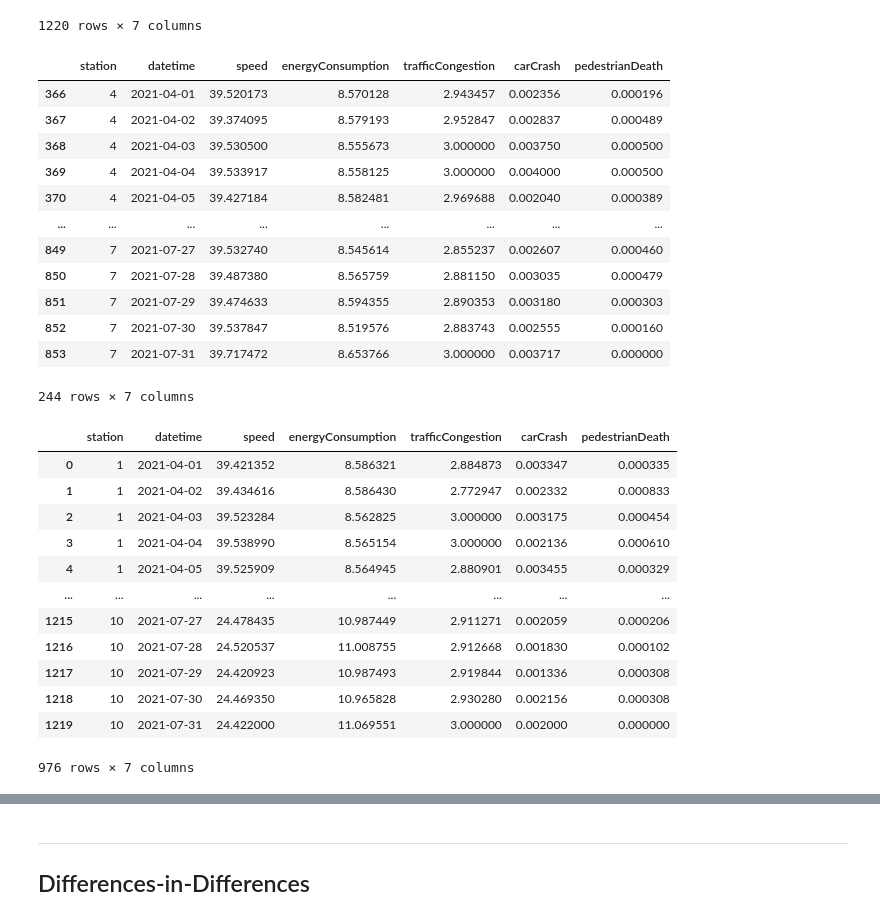
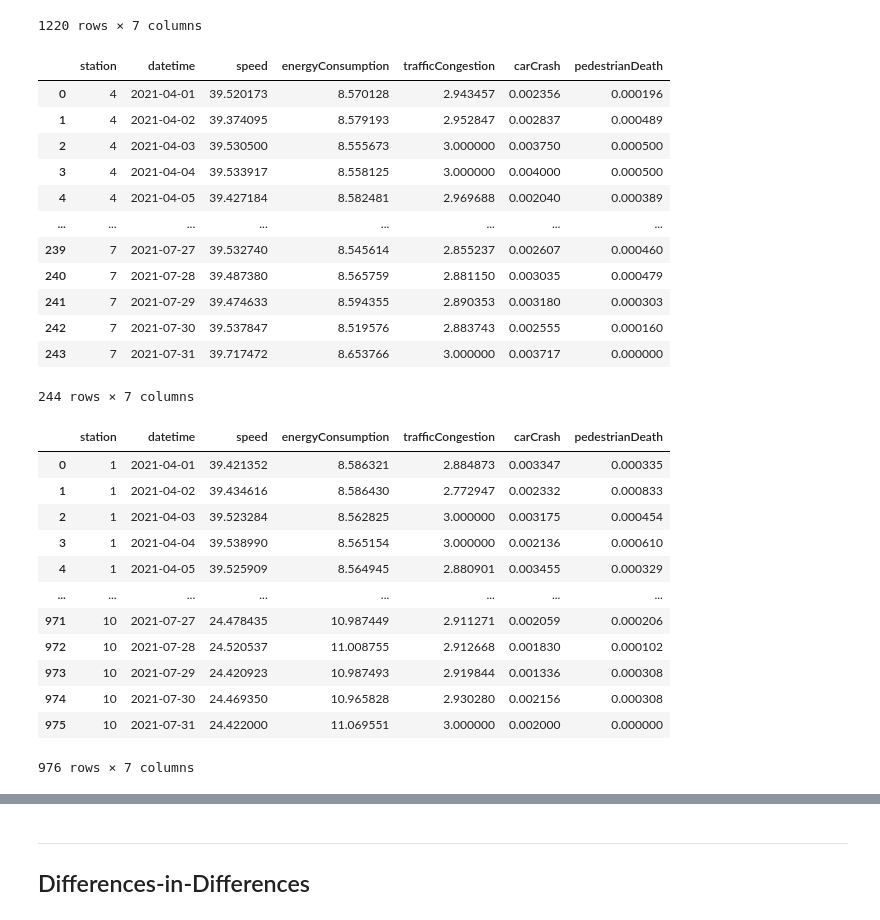
Before and after one commit to leonardohannas/MODS206_TelecomParis, a Jupyter notebook: notebook.ipynb, the cells around one changed output, grey strips where cells are left out. Cells and saved outputs as stored; diff of their text form; code cells hidden in the pictures.

```diff
--- a/notebook.ipynb
+++ b/notebook.ipynb
@@ -326,8 +241,8 @@ city_1
 | 2021-07-31 | 27.059675 | 10.608184 | 3.000000 | 0.002034 | 0.000678 |
 122 rows × 5 columns
 # %%
-stations_city_1_new_index = stations_city_1_mean.reset_index()
-stations_city_1_new_index
+stations_city_1 = stations_city_1_mean.reset_index()
+stations_city_1
 # %% [output]
 |  | station | datetime | speed | energyConsumption | trafficCongestion | carCrash | pedestrianDeath |
 | 0 | 1 | 2021-04-01 | 39.421352 | 8.586321 | 2.884873 | 0.003347 | 0.000335 |
@@ -344,25 +259,25 @@ stations_city_1_new_index
 1220 rows × 7 columns
 # %%
 # Stations 4 and 7 of the city 1
-unchanged_stations_city_1 = stations_city_1_new_index.loc[stations_city_1_new_index['station'].isin([4,7])]
+unchanged_stations_city_1 = stations_city_1.loc[stations_city_1['station'].isin([4,7])].reset_index(drop=True)
 unchanged_stations_city_1
 # %% [output]
 |  | station | datetime | speed | energyConsumption | trafficCongestion | carCrash | pedestrianDeath |
-| 366 | 4 | 2021-04-01 | 39.520173 | 8.570128 | 2.943457 | 0.002356 | 0.000196 |
-| 367 | 4 | 2021-04-02 | 39.374095 | 8.579193 | 2.952847 | 0.002837 | 0.000489 |
-| 368 | 4 | 2021-04-03 | 39.530500 | 8.555673 | 3.000000 | 0.003750 | 0.000500 |
-| 369 | 4 | 2021-04-04 | 39.533917 | 8.558125 | 3.000000 | 0.004000 | 0.000500 |
-| 370 | 4 | 2021-04-05 | 39.427184 | 8.582481 | 2.969688 | 0.002040 | 0.000389 |
+| 0 | 4 | 2021-04-01 | 39.520173 | 8.570128 | 2.943457 | 0.002356 | 0.000196 |
+| 1 | 4 | 2021-04-02 | 39.374095 | 8.579193 | 2.952847 | 0.002837 | 0.000489 |
+| 2 | 4 | 2021-04-03 | 39.530500 | 8.555673 | 3.000000 | 0.003750 | 0.000500 |
+| 3 | 4 | 2021-04-04 | 39.533917 | 8.558125 | 3.000000 | 0.004000 | 0.000500 |
+| 4 | 4 | 2021-04-05 | 39.427184 | 8.582481 | 2.969688 | 0.002040 | 0.000389 |
 | ... | ... | ... | ... | ... | ... | ... | ... |
-| 849 | 7 | 2021-07-27 | 39.532740 | 8.545614 | 2.855237 | 0.002607 | 0.000460 |
-| 850 | 7 | 2021-07-28 | 39.487380 | 8.565759 | 2.881150 | 0.003035 | 0.000479 |
-| 851 | 7 | 2021-07-29 | 39.474633 | 8.594355 | 2.890353 | 0.003180 | 0.000303 |
-| 852 | 7 | 2021-07-30 | 39.537847 | 8.519576 | 2.883743 | 0.002555 | 0.000160 |
-| 853 | 7 | 2021-07-31 | 39.717472 | 8.653766 | 3.000000 | 0.003717 | 0.000000 |
+| 239 | 7 | 2021-07-27 | 39.532740 | 8.545614 | 2.855237 | 0.002607 | 0.000460 |
+| 240 | 7 | 2021-07-28 | 39.487380 | 8.565759 | 2.881150 | 0.003035 | 0.000479 |
+| 241 | 7 | 2021-07-29 | 39.474633 | 8.594355 | 2.890353 | 0.003180 | 0.000303 |
+| 242 | 7 | 2021-07-30 | 39.537847 | 8.519576 | 2.883743 | 0.002555 | 0.000160 |
+| 243 | 7 | 2021-07-31 | 39.717472 | 8.653766 | 3.000000 | 0.003717 | 0.000000 |
 244 rows × 7 columns
 # %%
 # Stations 1, 2, 3, 5, 6, 8, 9 and 10 of the city 1
-changed_stations_city_1 = stations_city_1_new_index.loc[~stations_city_1_new_index['station'].isin([4,7])]
+changed_stations_city_1 = stations_city_1.loc[~stations_city_1['station'].isin([4,7])].reset_index(drop=True)
 changed_stations_city_1
 # %% [output]
 |  | station | datetime | speed | energyConsumption | trafficCongestion | carCrash | pedestrianDeath |
@@ -372,9 +287,9 @@ changed_stations_city_1
 | 3 | 1 | 2021-04-04 | 39.538990 | 8.565154 | 3.000000 | 0.002136 | 0.000610 |
 | 4 | 1 | 2021-04-05 | 39.525909 | 8.564945 | 2.880901 | 0.003455 | 0.000329 |
 | ... | ... | ... | ... | ... | ... | ... | ... |
-| 1215 | 10 | 2021-07-27 | 24.478435 | 10.987449 | 2.911271 | 0.002059 | 0.000206 |
-| 1216 | 10 | 2021-07-28 | 24.520537 | 11.008755 | 2.912668 | 0.001830 | 0.000102 |
-| 1217 | 10 | 2021-07-29 | 24.420923 | 10.987493 | 2.919844 | 0.001336 | 0.000308 |
-| 1218 | 10 | 2021-07-30 | 24.469350 | 10.965828 | 2.930280 | 0.002156 | 0.000308 |
-| 1219 | 10 | 2021-07-31 | 24.422000 | 11.069551 | 3.000000 | 0.002000 | 0.000000 |
+| 971 | 10 | 2021-07-27 | 24.478435 | 10.987449 | 2.911271 | 0.002059 | 0.000206 |
+| 972 | 10 | 2021-07-28 | 24.520537 | 11.008755 | 2.912668 | 0.001830 | 0.000102 |
+| 973 | 10 | 2021-07-29 | 24.420923 | 10.987493 | 2.919844 | 0.001336 | 0.000308 |
+| 974 | 10 | 2021-07-30 | 24.469350 | 10.965828 | 2.930280 | 0.002156 | 0.000308 |
+| 975 | 10 | 2021-07-31 | 24.422000 | 11.069551 | 3.000000 | 0.002000 | 0.000000 |
 976 rows × 7 columns
```
Also changed, not shown: parts of 35 cells of this notebook.
